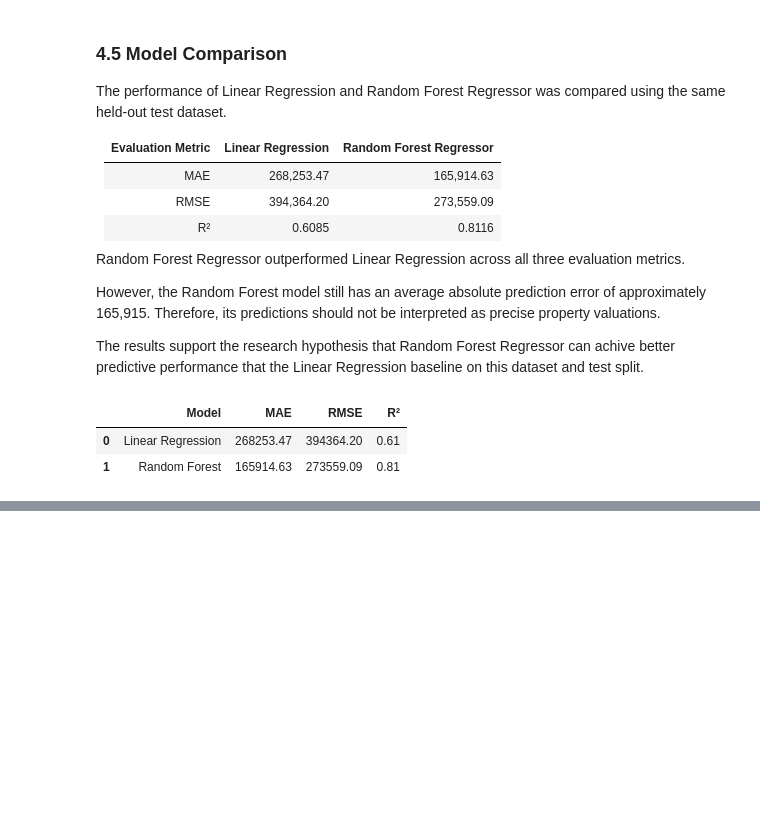
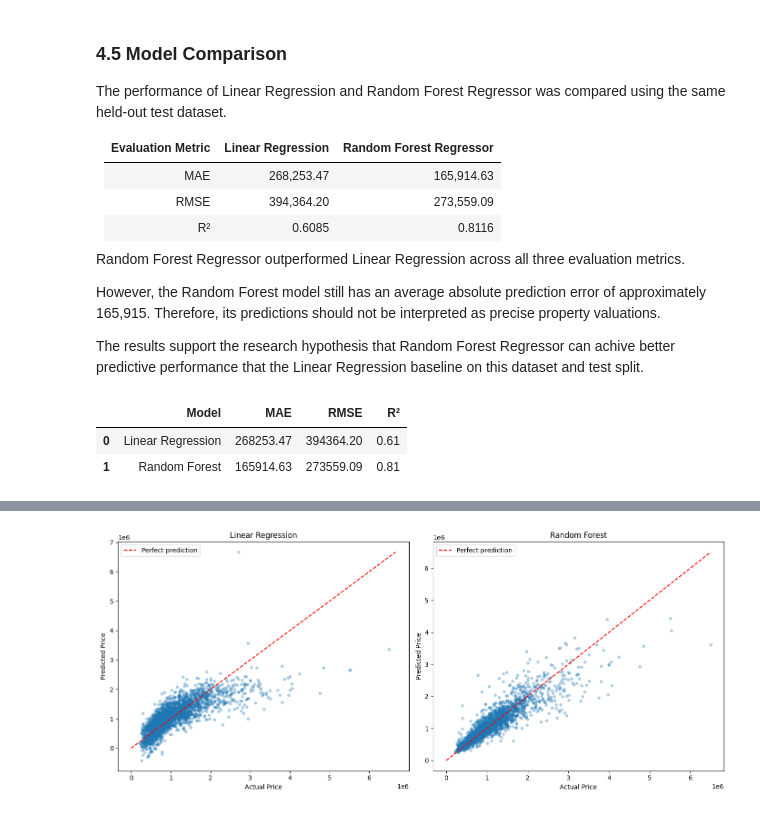
Before and after one commit to Badieiev/Data-Analytics-project-using-CRISP-DM, a Jupyter notebook: notebooks/CA2_CRISP_DM.ipynb, the cells around one changed output, grey strips where cells are left out. Saved outputs shown, nothing was run; the diff lists cells and outputs as text; code cells hidden in the pictures; blank space fills up the shorter version.

Commit message:
Complete CRISP-DM Phase 5 evaluation and model assessment

```diff
--- a/notebooks/CA2_CRISP_DM.ipynb
+++ b/notebooks/CA2_CRISP_DM.ipynb
@@ -747,0 +765,27 @@ display(comparison_df.round(2))
+# %%
+import matplotlib.pyplot as plt
+fig, axes = plt.subplots(1,2,figsize=(14,6))
+models=[
+    ("Linear Regression", y_pred_linear),
+    ("Random Forest", y_pred_rf)
+]
+
+for ax, (name, predictions) in zip(axes, models):
+  ax.scatter(y_test, predictions, alpha=0.3, s=15)
+  max_price = max(y_test.max(), predictions.max())
+  ax.plot(
+      [0,max_price],
+      [0,max_price],
+      'r--',
+      label='Perfect prediction'
+  )
+
+  ax.set_title(name)
+  ax.set_xlabel("Actual Price")
+  ax.set_ylabel("Predicted Price")
+  ax.legend()
+
+plt.tight_layout()
+plt.show()
+# %% [output]
+[figure, added]
```
Also changed, not shown: parts of 18 cells of this notebook.
